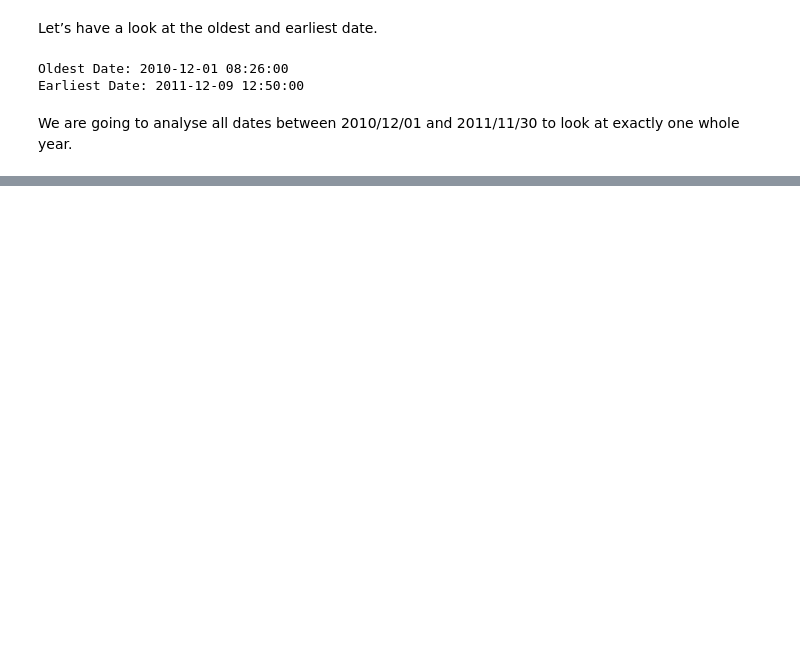
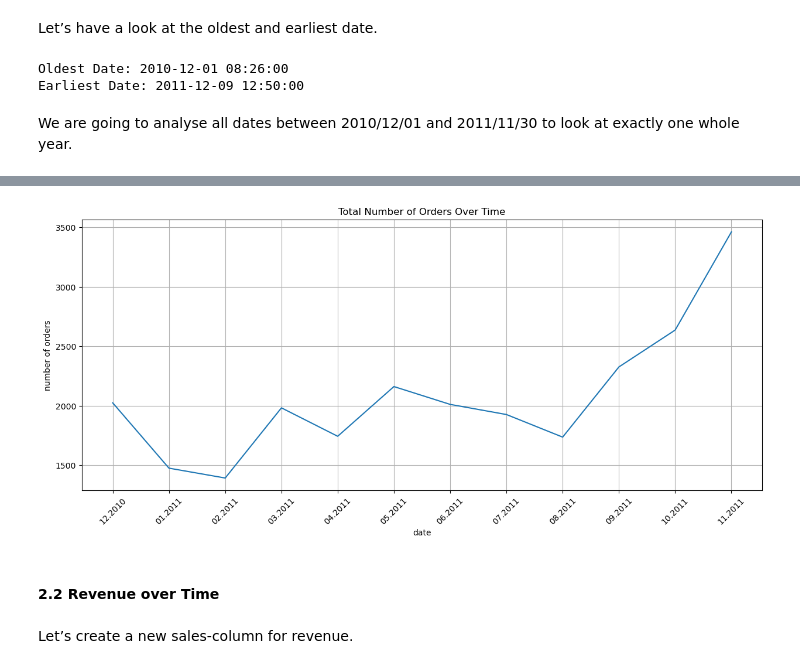
Before and after one commit to adiag321/Product-Analytics-and-Recommendation-System-for-Online-Retail, a Jupyter notebook: Product Analytics.ipynb, the cells around one changed output, grey strips where cells are left out. Saved outputs shown, nothing was run; the diff lists cells and outputs as text; code cells hidden in the pictures; blank space fills up the shorter version.

```diff
--- a/Product Analytics.ipynb
+++ b/Product Analytics.ipynb
@@ -29,4 +37,4 @@ Earliest Date: 2011-12-09 12:50:00
 # %% [markdown]
 We are going to analyse all dates between 2010/12/01 and 2011/11/30 to look at exactly one whole year.
 # %%
-print(str(df['InvoiceDate'].min()))
+df = df.loc[df['InvoiceDate'] < '2011-12-01']
@@ -34,0 +65,28 @@ print(str(df['InvoiceDate'].min()))
+# %%
+## Alternative way to get the same result
+df_monthly_orders = df.set_index('InvoiceDate')['InvoiceNo'].resample('M').nunique()
+# %%
+## Plotting the number of unique invoices per month
+ax = pd.DataFrame(df_monthly_orders.values).plot(
+    grid=True,
+    figsize=(15,6),
+    legend=False
+)
+
+ax.set_xlabel('date')
+ax.set_ylabel('number of orders')
+ax.set_title('Total Number of Orders Over Time')
+
+plt.xticks(
+    range(len(df_monthly_orders.index)),
+    [x.strftime('%m.%Y') for x in df_monthly_orders.index],
+    rotation=45
+)
+
+plt.show()
+# %% [output]
+[figure, added]
+# %% [markdown]
+#### 2.2 Revenue over Time
+# %% [markdown]
+Let’s create a new sales-column for revenue.
```
Also changed, not shown: parts of 40 cells of this notebook.
